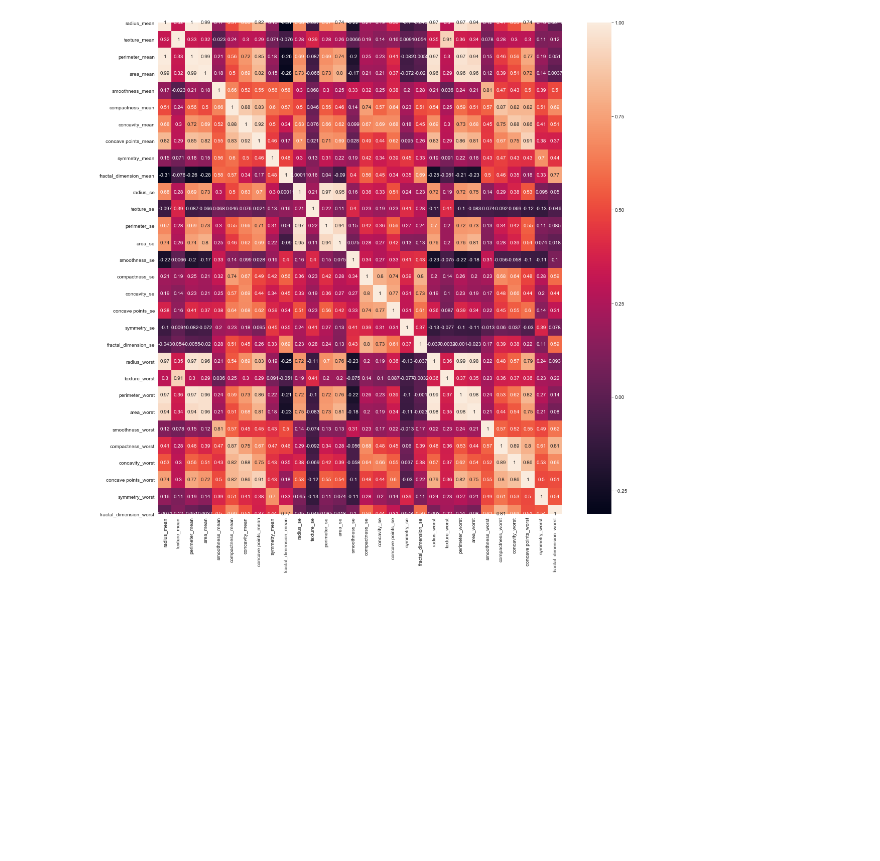
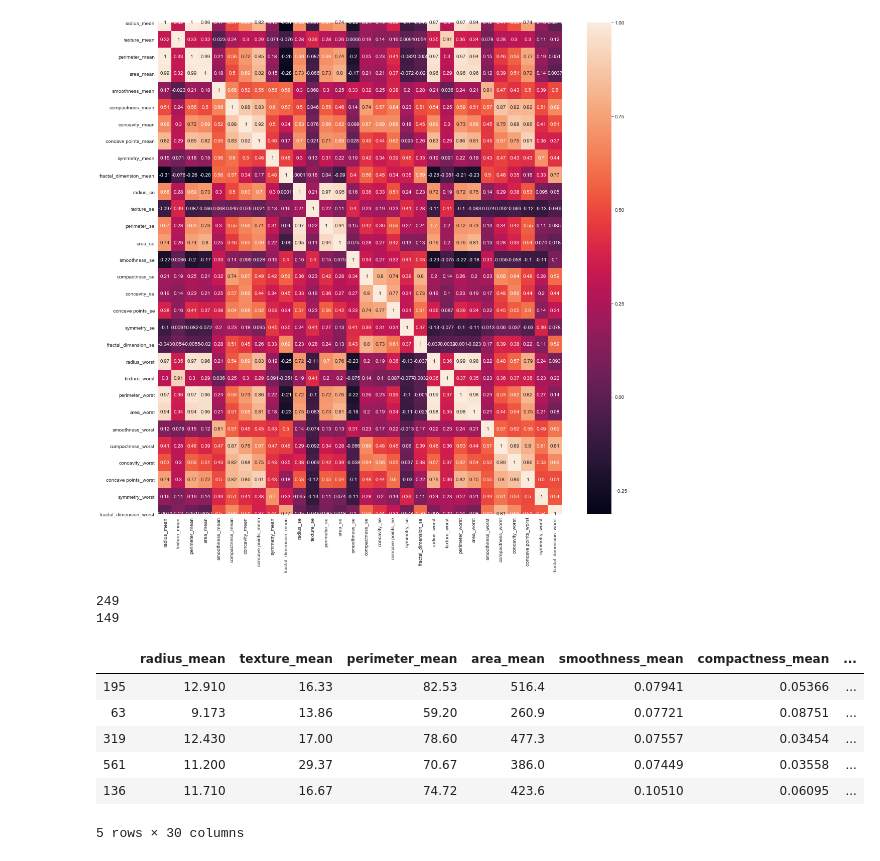
Before and after one commit to paulinusia/Breast-Cancer-Diagnosis-Predictive-ML, a Jupyter notebook: Final Project ML.ipynb, the cells around one changed output. Saved outputs shown, nothing was run; the diff lists cells and outputs as text; code cells hidden in the pictures; blank space fills up the shorter version.

```diff
--- a/Final Project ML.ipynb
+++ b/Final Project ML.ipynb
@@ -111,3 +110,28 @@ sns.heatmap(breast_data.corr(), annot=True);
 
 X_train, X_test1, y_train, y_test1 = train_test_split(x, y,test_size=0.3)
 X_dev, X_test, y_dev, y_test = train_test_split(X_test1, y_test1,test_size=0.5)
+# %%
+# Class count
+count_class_0, count_class_1 = y_train.value_counts()
+print(count_class_0)
+print(count_class_1)
+
+# Divide by class
+df_class_0 = X_train[y_train == 0]
+df_class_1 = X_train[y_train == 1]
+# %% [output]
+249
+149
+# %%
+df_class_1_over = df_class_1.sample(count_class_0, replace=True)
+df_test_over = pd.concat([df_class_0, df_class_1_over], axis=0)
+# %%
+df_test_over.head()
+# %% [output]
+|  | radius_mean | texture_mean | perimeter_mean | area_mean | smoothness_mean | compactness_mean | ... |
+| 195 | 12.910 | 16.33 | 82.53 | 516.4 | 0.07941 | 0.05366 | ... |
+| 63 | 9.173 | 13.86 | 59.20 | 260.9 | 0.07721 | 0.08751 | ... |
+| 319 | 12.430 | 17.00 | 78.60 | 477.3 | 0.07557 | 0.03454 | ... |
+| 561 | 11.200 | 29.37 | 70.67 | 386.0 | 0.07449 | 0.03558 | ... |
+| 136 | 11.710 | 16.67 | 74.72 | 423.6 | 0.10510 | 0.06095 | ... |
+5 rows × 30 columns
```
Also changed, not shown: parts of 1 cell of this notebook, 8 other files.
